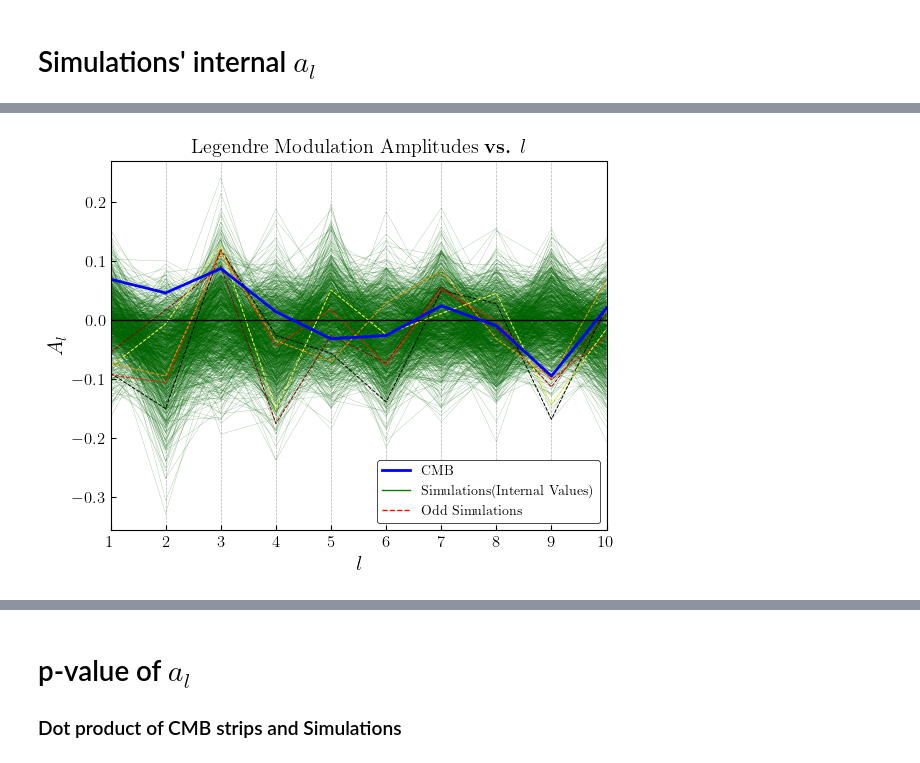
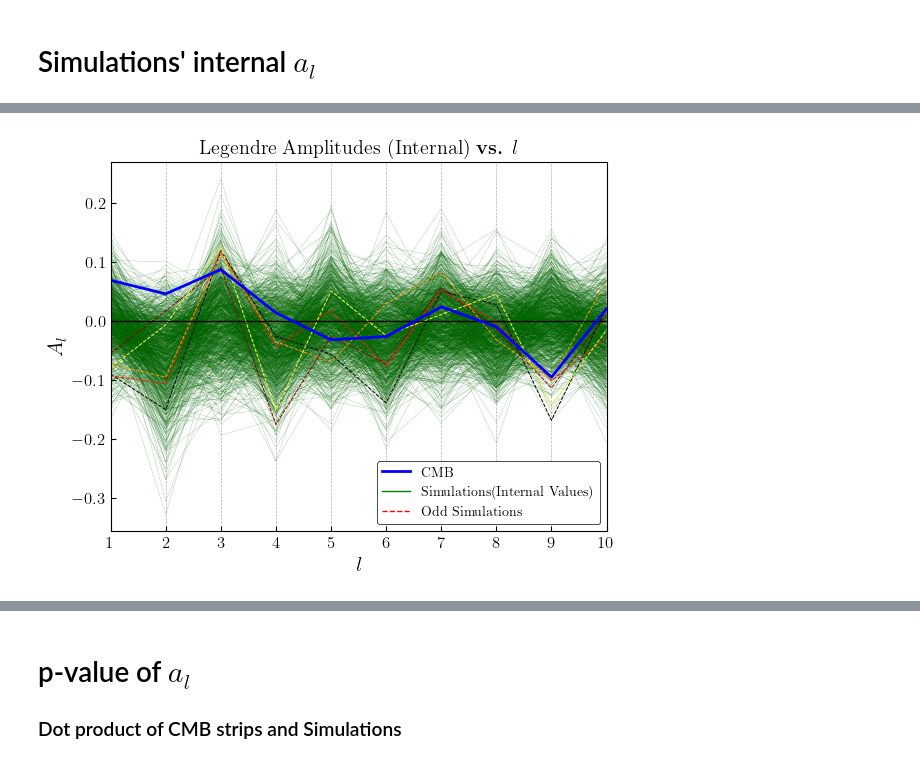
Before and after one commit to jamshidi3d/cmb_anomaly_detection, a Jupyter notebook: plotting.ipynb, the cells around one changed output, grey strips where cells are left out. Cells and saved outputs as stored; diff of their text form; code cells hidden in the pictures.

```diff
--- a/plotting.ipynb
+++ b/plotting.ipynb
@@ -101,22 +107,22 @@ plt.show()
 # %%
+cmb_a_l             = np.loadtxt('./output/cmb_a_l.txt')
+sims_internal_a_l   = np.loadtxt('./output/sims_internal_a_l.txt')
+max_l               = len(cmb_a_l) - 1
 
-cmb_a_l     = np.loadtxt('./output/cmb_a_l.txt')
-sims_a_l    = np.loadtxt('./output/sims_internal_a_l.txt')
-max_l       = len(cmb_a_l) - 1
+avg_sims_result = np.mean(sims_internal_a_l, axis=0)[1:]
+std_sims_result = np.std(sims_internal_a_l, axis=0)[1:]
+l_coeff         = np.arange(max_l + 1)
 
+# All plot -------------------------------------------
 with plt.style.context('bmh'):
     fig, ax     = plt.subplots()
 
-    avg_sims_result = np.mean(sims_a_l, axis=0)[1:]
-    std_sims_result = np.std(sims_a_l, axis=0)[1:]
-    l_coeff         = np.arange(max_l + 1)
-
-    # cmb with errorbars taken from simulations
+    # cmb
     ax.plot(l_coeff[1:], cmb_a_l[1:], '-b', linewidth=1)
 
     # simulation values with modulation applied
-    for i in range(len(sims_a_l)):
-        ax.plot(l_coeff[1:], sims_a_l[i][1:],
+    for i in range(len(sims_internal_a_l)):
+        ax.plot(l_coeff[1:], sims_internal_a_l[i][1:],
                 linestyle='-', linewidth = .1, color='darkgreen')
 
     # custom colormap to visualize 1000 curves
@@ -128,35 +134,35 @@ with plt.style.context('bmh'):
     scalar_cmap = cmx.ScalarMappable(norm=col_norm, cmap=_col_map)
 
     # l = 3 and l = 9 are nonzero! Who is more odd in these l's
-    _filter = (cmb_a_l[3] < sims_a_l[:, 3]) * (cmb_a_l[9] > sims_a_l[:, 9])
+    _filter = (cmb_a_l[3] < sims_internal_a_l[:, 3]) * (cmb_a_l[9] > sims_internal_a_l[:, 9])
     odd_indices = np.arange(len(_filter))[_filter]
     for i, index in enumerate(odd_indices):
-        ax.plot(l_coeff[1:], sims_a_l[index][1:],
+        ax.plot(l_coeff[1:], sims_internal_a_l[index][1:],
                 '--', linewidth = .7,
                 color = scalar_cmap.to_rgba(i/len(odd_indices))
                 )
 
     ax.hlines([0], xmin = 1 - margin, xmax = max_l + margin, color='k', linestyle='-', linewidth=1)
     ax.plot(l_coeff[1:], cmb_a_l[1:], '-b', linewidth=2)
 
     margin = 0.05
     ax.set_xlabel(r'$l$', size=15)
     ax.set_ylabel(r'$A_l$', size=15)
     ax.set_xlim((1, max_l))
-    ax.set_title(r'Legendre Modulation Amplitudes \textbf{vs.} $l$')
+    ax.set_title(r'Legendre Amplitudes (Internal) \textbf{vs.} $l$')
     ax.set_xticks(np.arange(1, max_l + 1, step=1))
     ax.yaxis.grid(False)
 
     # Custom legends
     sample_curves = [
         Line2D([0], [0], ls='-',color='b', lw=2),
         Line2D([0], [0], ls='-', color='g', lw=1),
         Line2D([0], [0], ls='--', color='r', lw=1)
         ]
     ax.legend(sample_curves, [r'CMB', r'Simulations(Internal Values)', r'Odd Simulations'])
     for spine in ax.spines.keys(): ax.spines[spine].set_color('k')
     ax.set_facecolor('white')
-    custom_save_fig(fig, 'a_l_sims_internal')
+    custom_save_fig(fig, 'a_l_sims_internal_all')
 plt.show()
 # %% [output]
-[figure, old version]
+[figure, new version]
```
Also changed, not shown: parts of 22 cells of this notebook.
